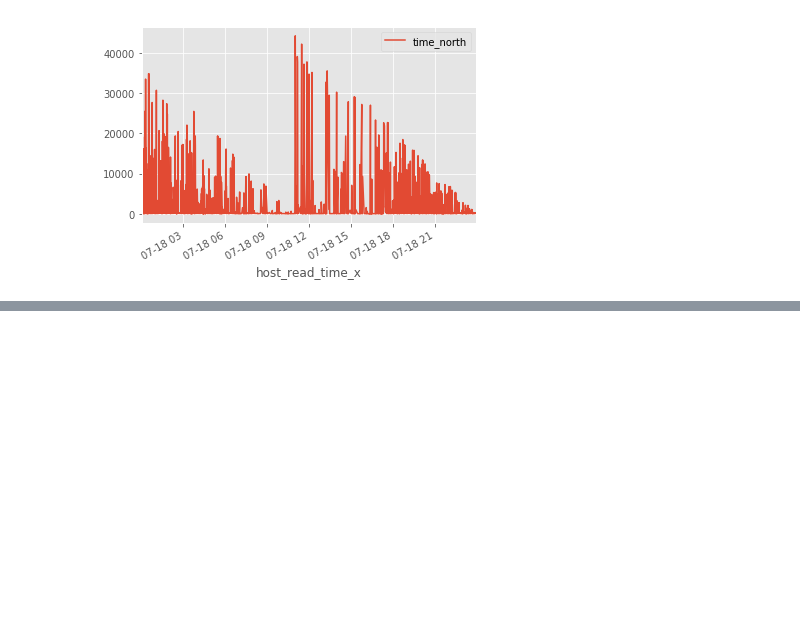
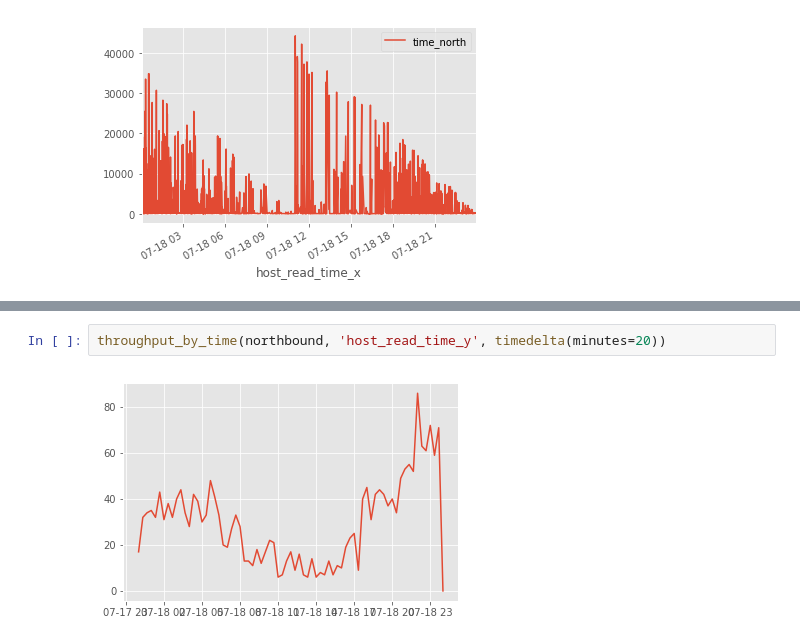
Before and after one commit to codestar12/hackathon-hooli, a Jupyter notebook: Traffic Analytics.ipynb, the cells around one changed output, grey strips where cells are left out. Drawn from its saved outputs; the diff is of its cells as text; blank space fills up the shorter version.

```diff
--- a/Traffic Analytics.ipynb
+++ b/Traffic Analytics.ipynb
@@ -168,0 +99,4 @@ northbound['host_read_time_x'].tolist()
+# %%
+throughput_by_time(northbound, 'host_read_time_y', timedelta(minutes=20))
+# %% [output]
+[figure, added]
```
Also changed, not shown: parts of 16 cells of this notebook.
